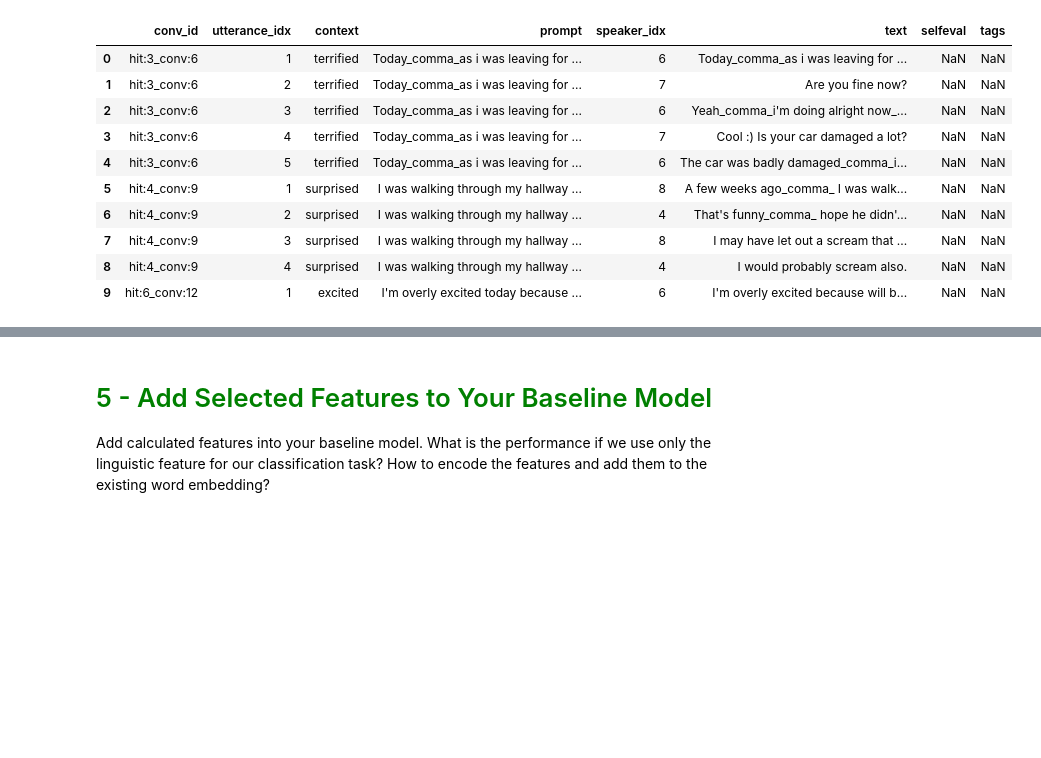
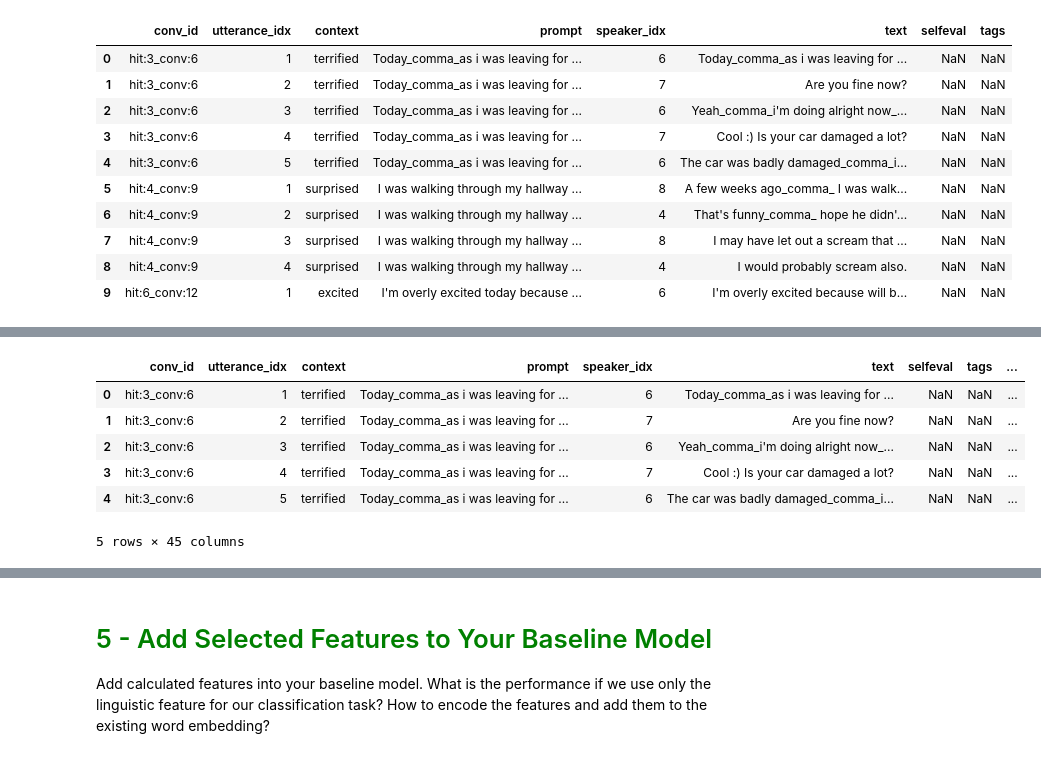
Before and after one commit to telecom-projet-nlp/human-gpt-linguistic-differences, a Jupyter notebook: notebook/Notebook William.ipynb, the cells around one changed output, grey strips where cells are left out. Cells and saved outputs as stored; diff of their text form; code cells hidden in the pictures; blank space fills up the shorter version.

```diff
--- a/notebook/Notebook William.ipynb
+++ b/notebook/Notebook William.ipynb
@@ -887,0 +766,11 @@ Extracting avg_dominance...
+# %%
+df_emotion_human = pd.read_csv('../data/human_valence_scores/human_valence_scores_raw.csv')
+df_emotion_human.head()
+# %% [output]
+|  | conv_id | utterance_idx | context | prompt | speaker_idx | text | selfeval | tags | ... |
+| 0 | hit:3_conv:6 | 1 | terrified | Today_comma_as i was leaving for ... | 6 | Today_comma_as i was leaving for ... | NaN | NaN | ... |
+| 1 | hit:3_conv:6 | 2 | terrified | Today_comma_as i was leaving for ... | 7 | Are you fine now? | NaN | NaN | ... |
+| 2 | hit:3_conv:6 | 3 | terrified | Today_comma_as i was leaving for ... | 6 | Yeah_comma_i'm doing alright now_... | NaN | NaN | ... |
+| 3 | hit:3_conv:6 | 4 | terrified | Today_comma_as i was leaving for ... | 7 | Cool :) Is your car damaged a lot? | NaN | NaN | ... |
+| 4 | hit:3_conv:6 | 5 | terrified | Today_comma_as i was leaving for ... | 6 | The car was badly damaged_comma_i... | NaN | NaN | ... |
+5 rows × 45 columns
```
Also changed, not shown: parts of 17 cells of this notebook.
